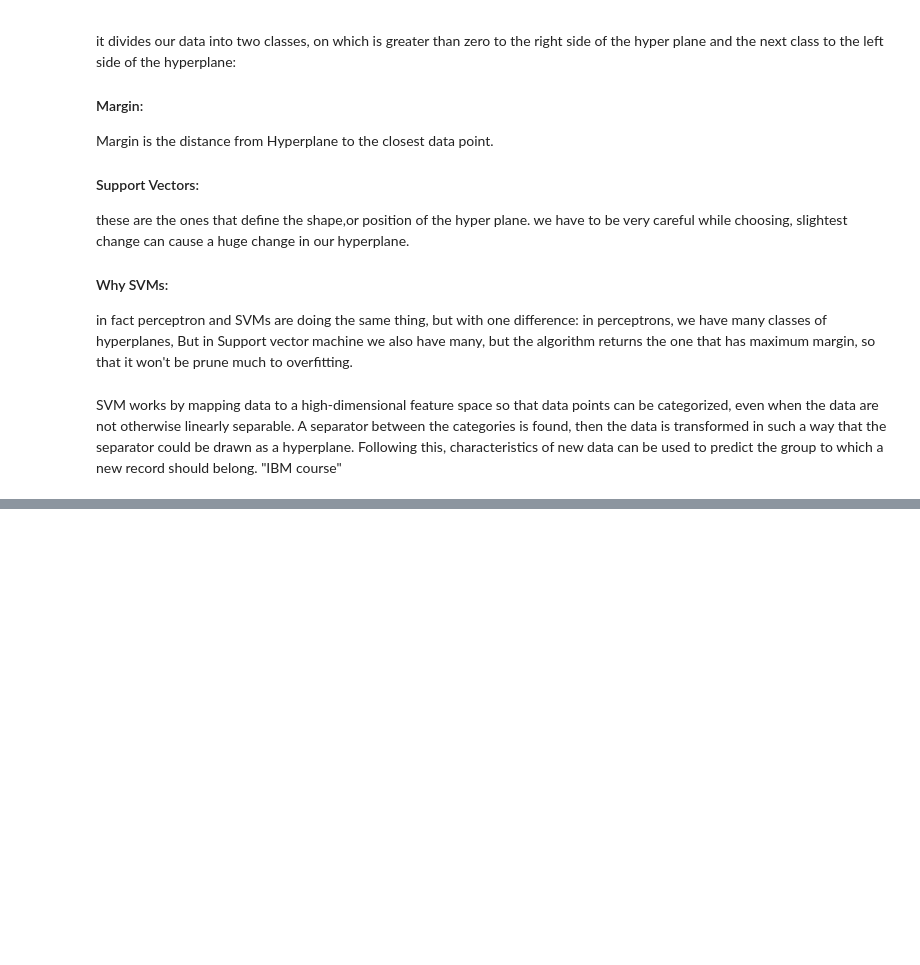
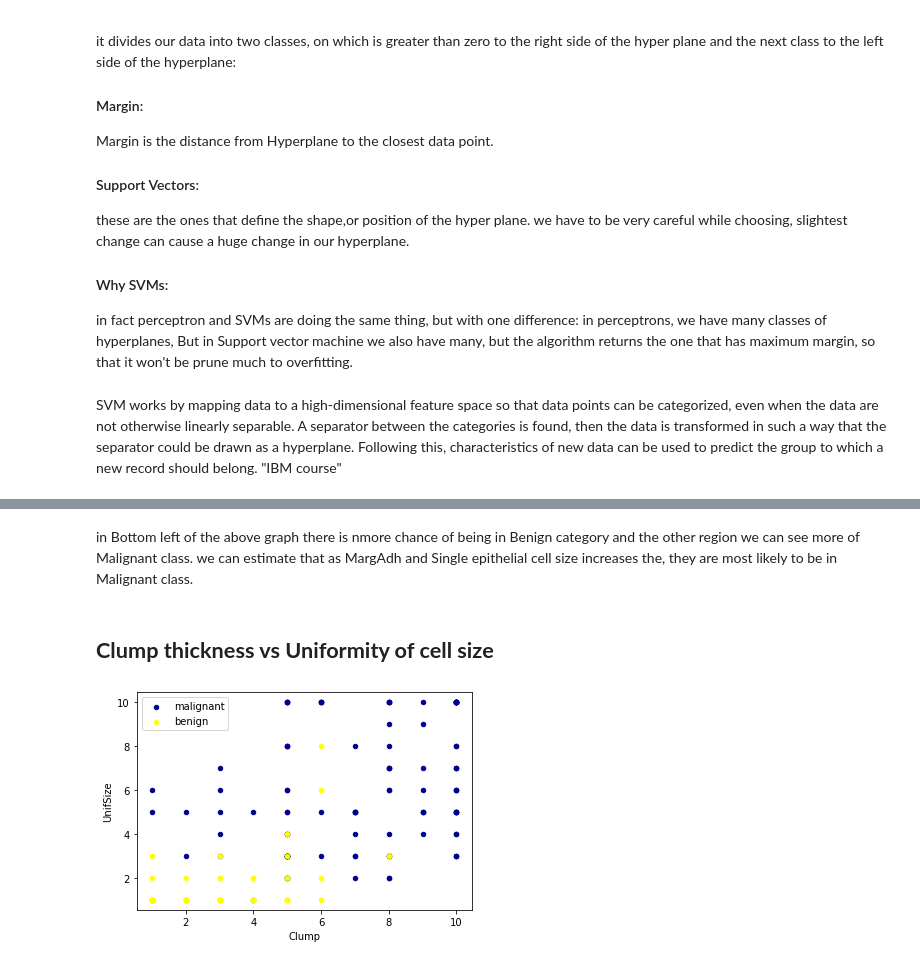
Before and after one commit to Lotfullah21/Machine-Learning, a Jupyter notebook: Support_Vector_Machines(SVM).ipynb, the cells around one changed output, grey strips where cells are left out. Drawn from its saved outputs; the diff is of its cells as text; code cells hidden in the pictures; blank space fills up the shorter version.

```diff
--- a/Support_Vector_Machines(SVM).ipynb
+++ b/Support_Vector_Machines(SVM).ipynb
@@ -29,0 +136,12 @@ SVM works by mapping data to a high-dimensional feature space so that data point
+# %% [markdown]
+in Bottom left of the above graph there is nmore chance of being in Benign category and the other region we can see more of Malignant class.
+we can estimate that as MargAdh and Single epithelial cell size increases the, they are most likely to be in Malignant class.
+# %% [markdown]
+
+## **Clump thickness vs	Uniformity of cell size**
+# %%
+ax = df[df['Class'] == 4][0:100].plot(kind='scatter', x='Clump', y='UnifSize', color='DarkBlue', label='malignant');
+df[df['Class'] == 2][0:100].plot(kind='scatter', x='Clump', y='UnifSize', color='Yellow', label='benign', ax=ax);
+plt.show()
+# %% [output]
+[figure, added]
```
Also changed, not shown: parts of 35 cells of this notebook.
